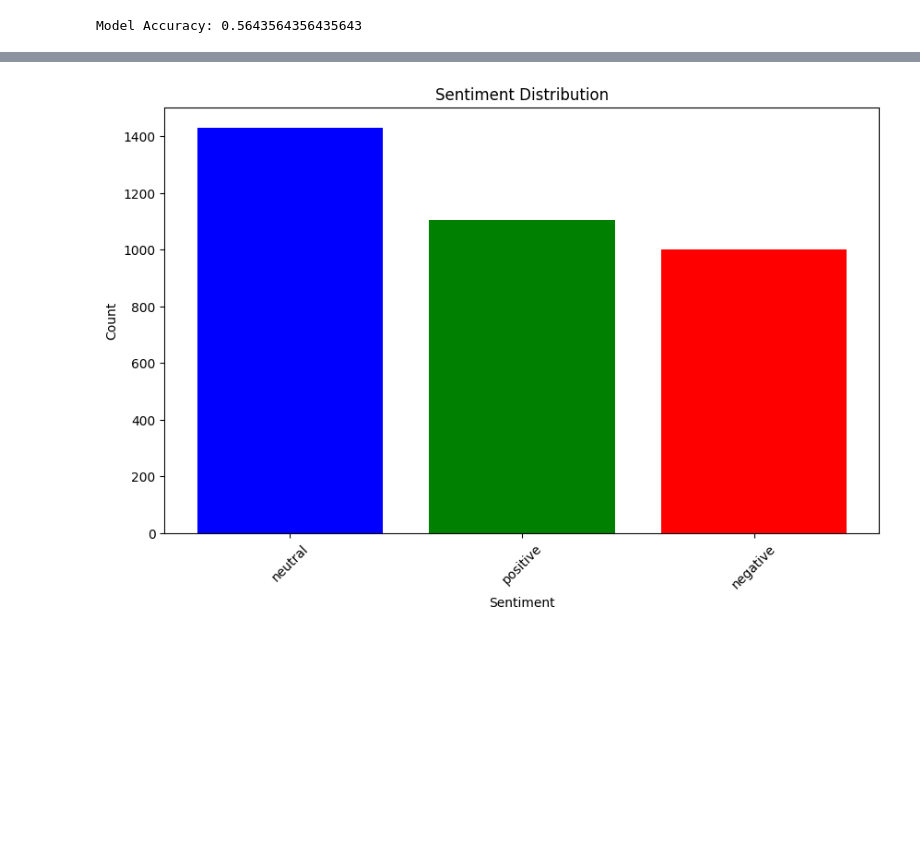
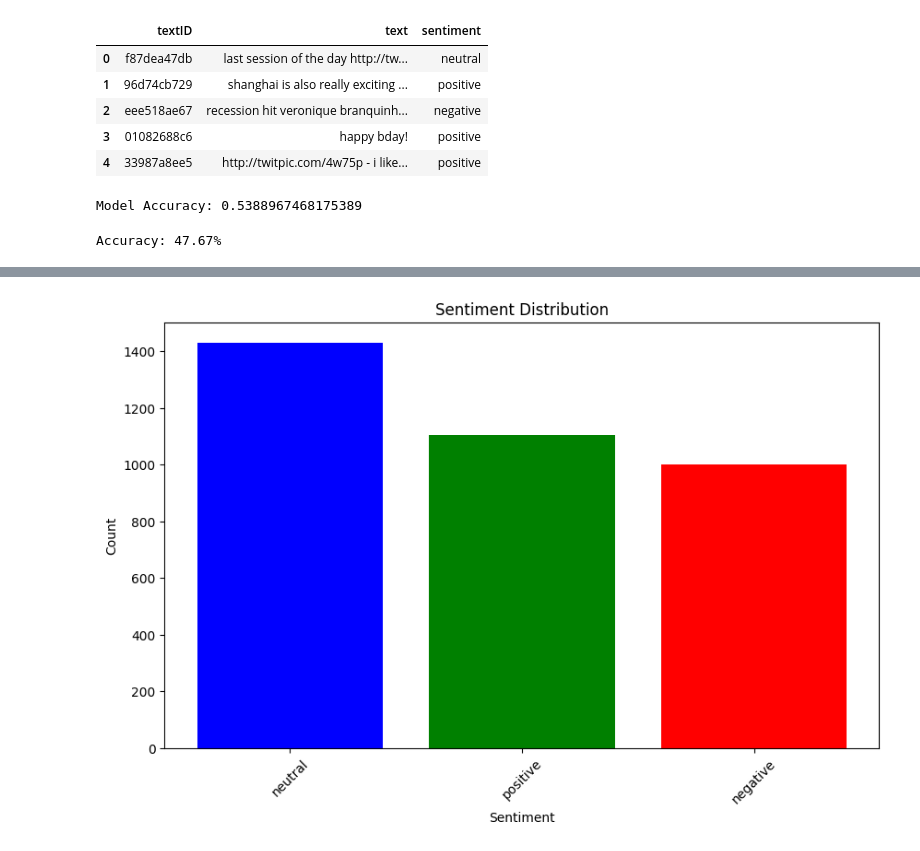
Before and after one commit to N3utron1/Sentiment-Analysis-Project, a Jupyter notebook: Sentiment_Analysis_Project.ipynb, the cells around one changed output, grey strips where cells are left out. Cells and saved outputs as stored; diff of their text form; code cells hidden in the pictures; blank space fills up the shorter version.

```diff
--- a/Sentiment_Analysis_Project.ipynb
+++ b/Sentiment_Analysis_Project.ipynb
@@ -10,18 +17,24 @@ import matplotlib.pyplot as plt
 # %%
-SA_test_df = pd.read_csv('/content/twitter_data.csv')
-
-import re
+SA_test_df = pd.read_csv('/content/sample_data/twitter_data.csv')
 
 #Preprocess the text
 SA_test_df['text'] = SA_test_df['text'].str.lower().str.replace('[^a-zA-Z0-9]', ' ')
 
 sentiment_counts = SA_test_df['sentiment'].value_counts()
 
 #Extract features using TF-IDF
 vectorizer = TfidfVectorizer()
 features = vectorizer.fit_transform(SA_test_df['text'])
+
+SA_test_df.head()
+# %% [output]
+|  | textID | text | sentiment |
+| 0 | f87dea47db | last session of the day http://tw... | neutral |
+| 1 | 96d74cb729 | shanghai is also really exciting ... | positive |
+| 2 | eee518ae67 | recession hit veronique branquinh... | negative |
+| 3 | 01082688c6 | happy bday! | positive |
+| 4 | 33987a8ee5 | http://twitpic.com/4w75p - i like... | positive |
 # %%
-
 #Split data into training and testing sets
 X_train, X_test, y_train, y_test = train_test_split(features, SA_test_df['sentiment'], test_size=0.2)
 
@@ -37,4 +50,25 @@ accuracy = accuracy_score(y_test, predictions)
 
 print("Model Accuracy:", accuracy)
 # %% [output]
-Model Accuracy: 0.5643564356435643
+Model Accuracy: 0.5388967468175389
+# %%
+# Split the dataset into training and testing sets (80% train, 20% test)
+X_train, X_test, y_train, y_test = train_test_split(features, SA_test_df['sentiment'], test_size=0.2, random_state=42)
+
+# Initialize the SVC model with a linear kernel
+svm_model = SVC(kernel='poly')
+
+# Wrap the SVM model in a One-vs-Rest classifier
+ovr_model = OneVsRestClassifier(svm_model)
+
+# Train the One-vs-Rest model on the training data
+ovr_model.fit(X_train, y_train)
+
+# Predict on the test data
+y_pred = ovr_model.predict(X_test)
+
+# Calculate the accuracy
+accuracy = accuracy_score(y_test, y_pred)
+print(f'Accuracy: {accuracy * 100:.2f}%')
+# %% [output]
+Accuracy: 47.67%
```
Also changed, not shown: parts of 2 cells of this notebook.
